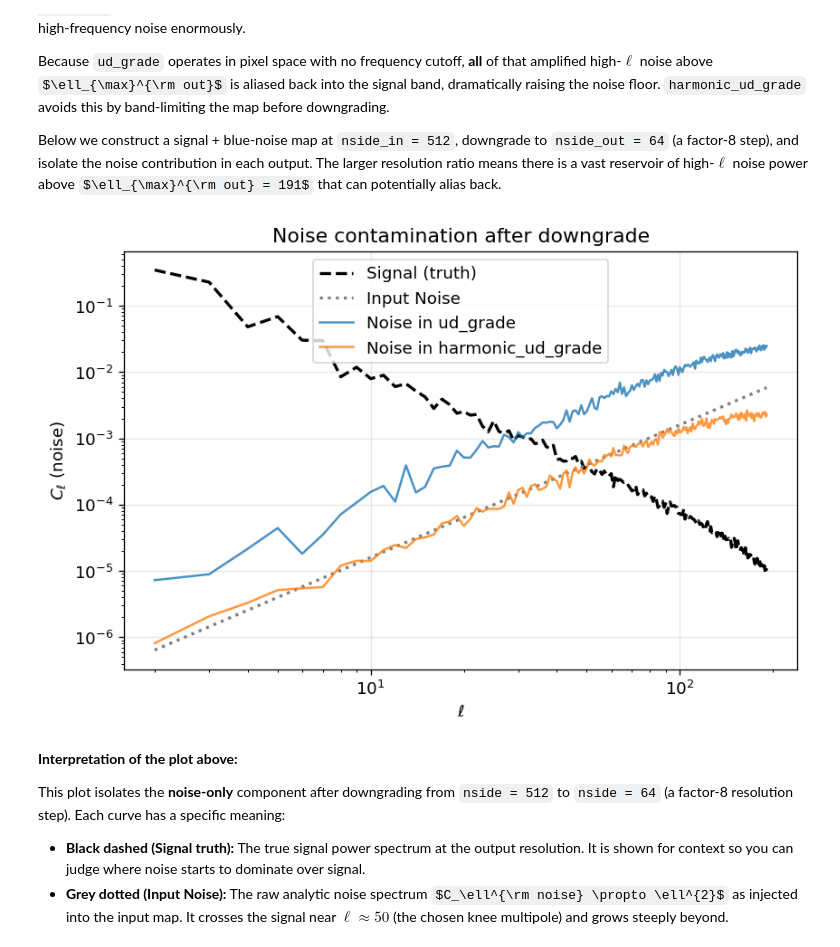
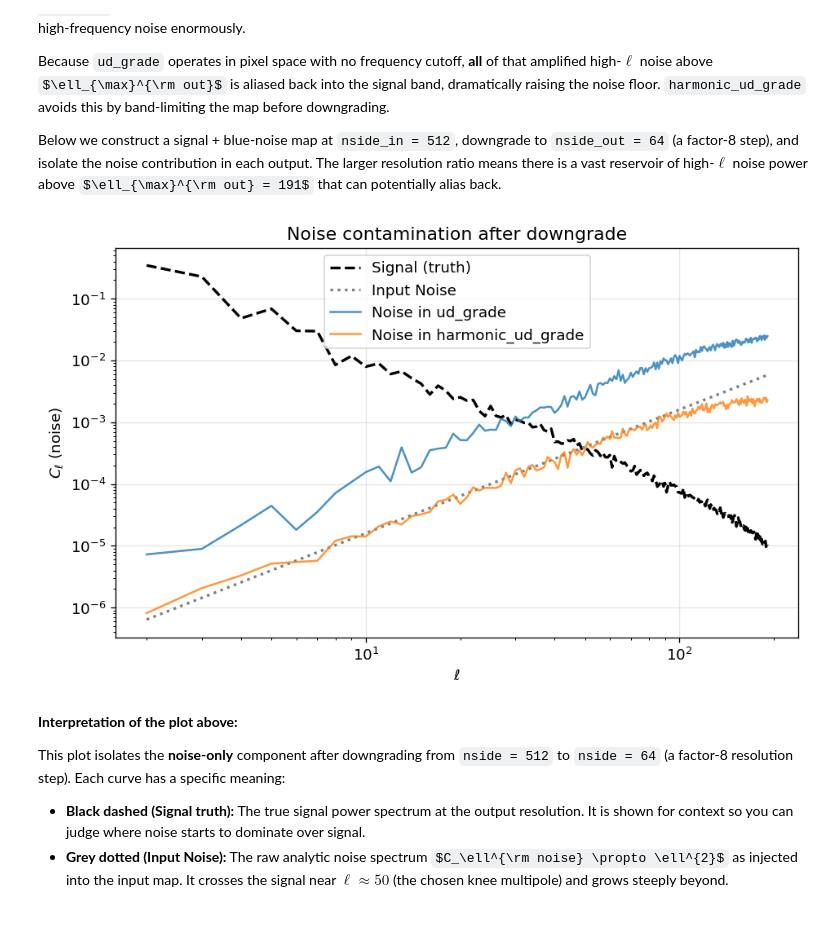
Before and after one commit to zonca/zonca.dev, a Jupyter notebook: posts/2026-05-05-healpy-harmonic-ud-grade.ipynb, the cells around one changed output. Drawn from its saved outputs; the diff is of its cells as text; code cells hidden in the pictures; some formulas as TeX source; blank space fills up the shorter version.

```diff
--- a/posts/2026-05-05-healpy-harmonic-ud-grade.ipynb
+++ b/posts/2026-05-05-healpy-harmonic-ud-grade.ipynb
@@ -410,18 +414,19 @@ cl_signal_out = hp.anafast(m_ref_signal, lmax=lmax_out)
 # %%
 plt.figure(figsize=(8, 5))
 
 plt.loglog(ell_out[2:], cl_signal_out[2:], "k--", lw=2, label="Signal (truth)")
 plt.loglog(ell_out[2:], cl_noise[:lmax_out + 1][2:], "gray", ls=":", lw=2, label="Input Noise")
 plt.loglog(ell_out[2:], cl_noise_ud[2:], alpha=0.8, label="Noise in ud_grade")
 plt.loglog(ell_out[2:], cl_noise_harm[2:], alpha=0.8, label="Noise in harmonic_ud_grade")
 plt.xlabel(r"$\ell$")
 plt.ylabel(r"$C_\ell$ (noise)")
 plt.title("Noise contamination after downgrade")
 plt.legend()
 plt.grid(alpha=0.3)
+plt.tight_layout()
 plt.show()
 # %% [output]
-[figure, old version]
+[figure, new version]
 # %% [markdown]
 **Interpretation of the plot above:**
 
```
Also changed, not shown: parts of 11 cells of this notebook.
